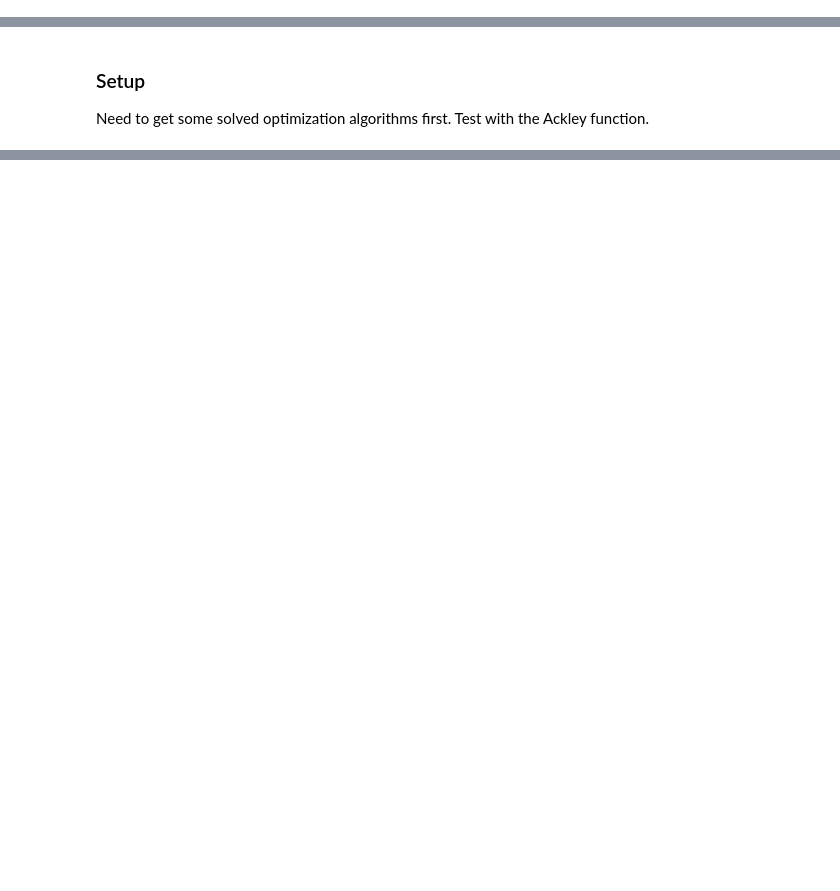
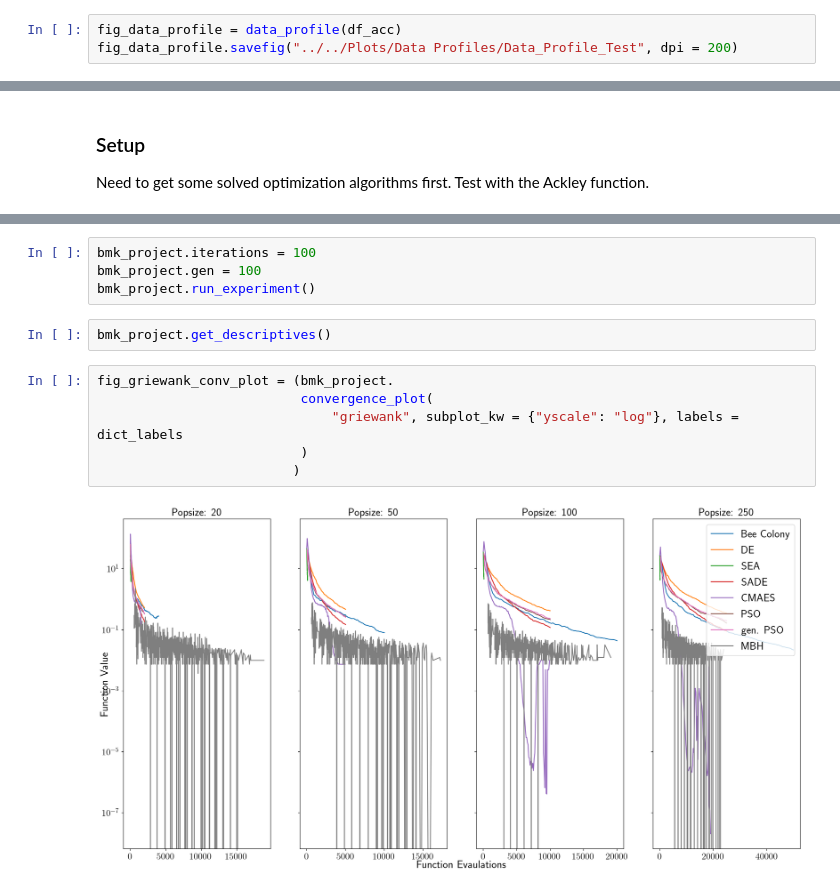
Before and after one commit to LeonardMK/Programming-Project-OSE--Scientific-Computing-for-Economists, a Jupyter notebook: Code/Functions/Analysis_functions.ipynb, the cells around one changed output, grey strips where cells are left out. Cells and saved outputs as stored; diff of their text form; blank space fills up the shorter version.

```diff
--- a/Code/Functions/Analysis_functions.ipynb
+++ b/Code/Functions/Analysis_functions.ipynb
@@ -378,0 +1371,3 @@ TypeError: _mbh_init() got multiple values for argument 'algo'
+# %%
+fig_data_profile = data_profile(df_acc)
+fig_data_profile.savefig("../../Plots/Data Profiles/Data_Profile_Test", dpi = 200)
@@ -444,0 +2001,14 @@ here, $ t_{p, s} $ is the number of function evaluations required to satisfy the
+# %%
+bmk_project.iterations = 100
+bmk_project.gen = 100
+bmk_project.run_experiment()
+# %%
+bmk_project.get_descriptives()
+# %%
+fig_griewank_conv_plot = (bmk_project.
+                          convergence_plot(
+                              "griewank", subplot_kw = {"yscale": "log"}, labels = dict_labels
+                          )
+                         )
+# %% [output]
+[figure, added]
```
Also changed, not shown: parts of 40 cells of this notebook, 21 other files.
